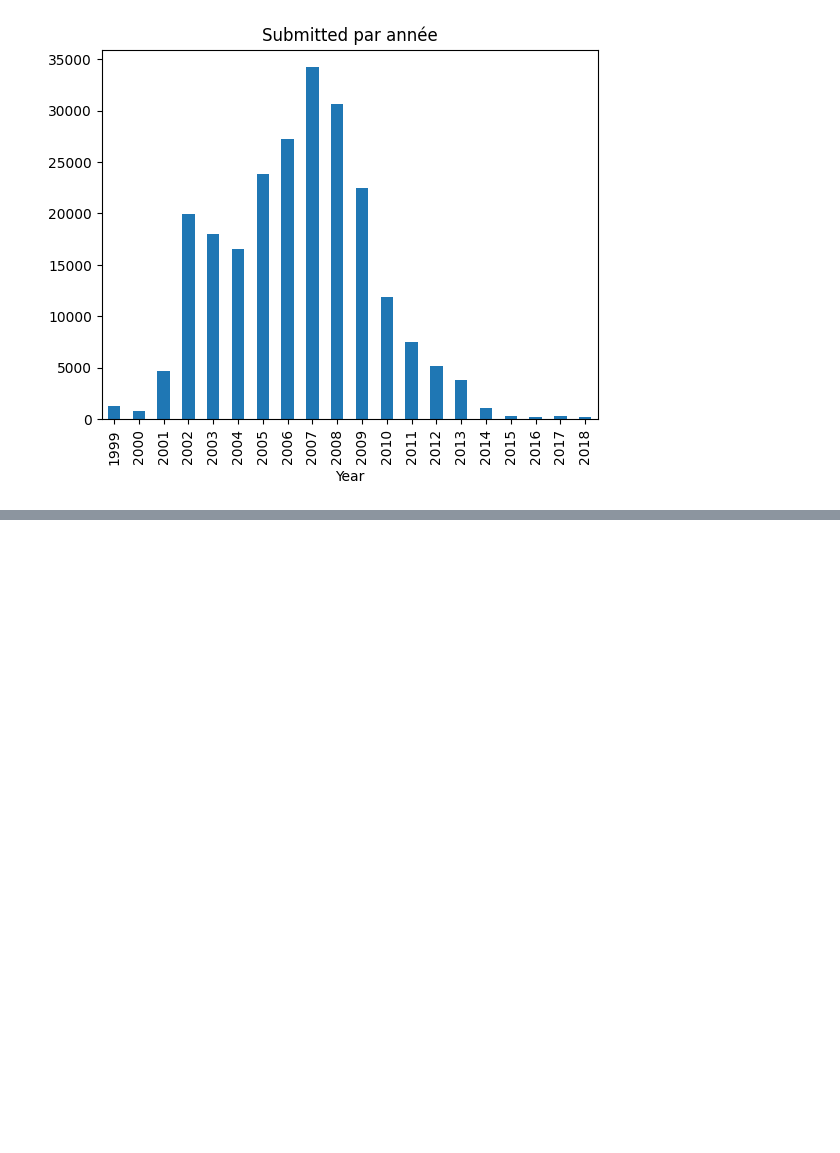
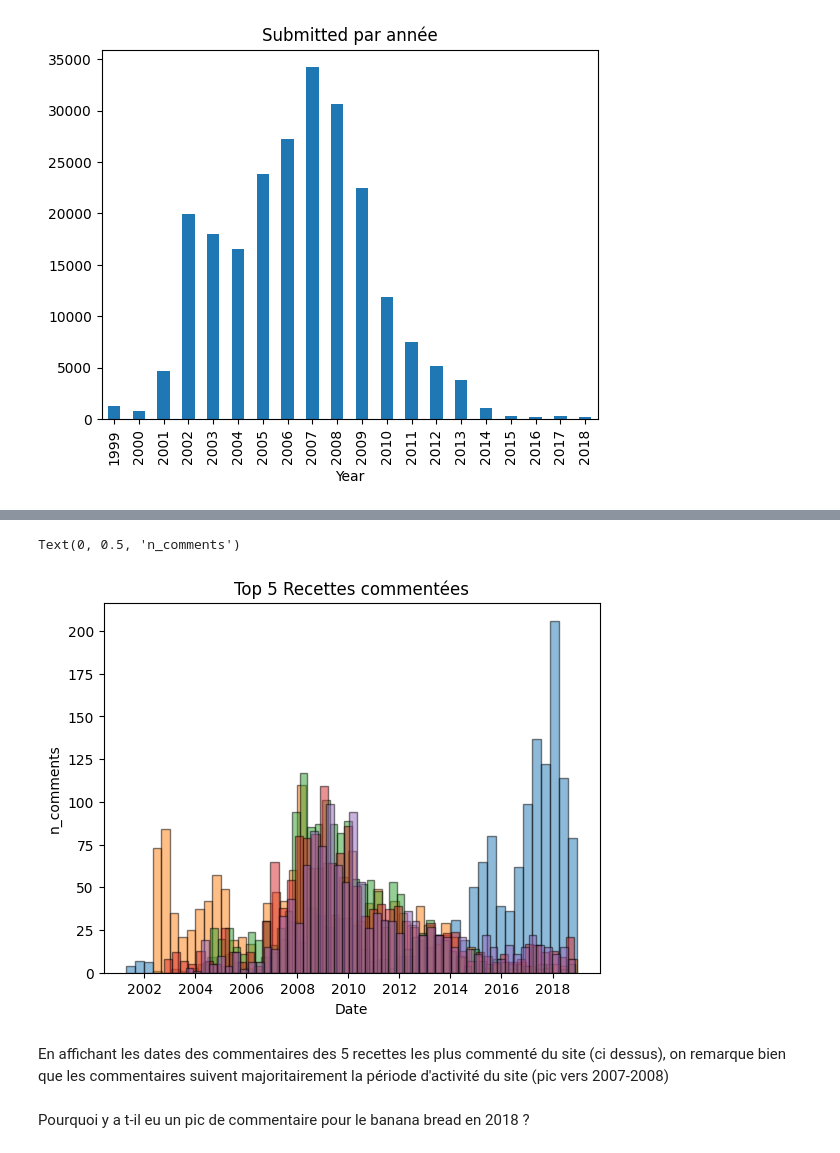
Before and after one commit to amaldre/projet_Kit_Big_Data, a Jupyter notebook: data_processing/eda__features_mode.ipynb, the cells around one changed output, grey strips where cells are left out. Drawn from its saved outputs; the diff is of its cells as text; code cells hidden in the pictures; blank space fills up the shorter version.

```diff
--- a/data_processing/eda__features_mode.ipynb
+++ b/data_processing/eda__features_mode.ipynb
@@ -554,0 +626,7 @@ plt.show()
+# %%
+
+df_g['n_comments'] = df_g['review'].apply(len)
+
+df_g = df_g.sort_values(by='n_comments', ascending=False)
+
+print(df_g[['name', 'n_comments','date']].head())
@@ -554,0 +647,15 @@ plt.show()
+# %%
+n_largest = df_g.nlargest(5, 'n_comments')
+for i in range(len(n_largest)):
+    plt.hist(df_g.loc[n_largest.index[i]]['date'], bins=50, edgecolor='black', alpha=0.5)
+
+plt.title('Top 5 Recettes commentées')
+plt.xlabel('Date')
+plt.ylabel('n_comments')
+# %% [output]
+Text(0, 0.5, 'n_comments')
+[figure, added]
+# %% [markdown]
+En affichant les dates des commentaires des 5 recettes les plus commenté du site (ci dessus), on remarque bien que les commentaires suivent majoritairement la période d'activité du site (pic vers 2007-2008)
+# %% [markdown]
+Pourquoi y a t-il eu un pic de commentaire pour le banana bread en 2018 ?
```
Also changed, not shown: parts of 27 cells of this notebook.
